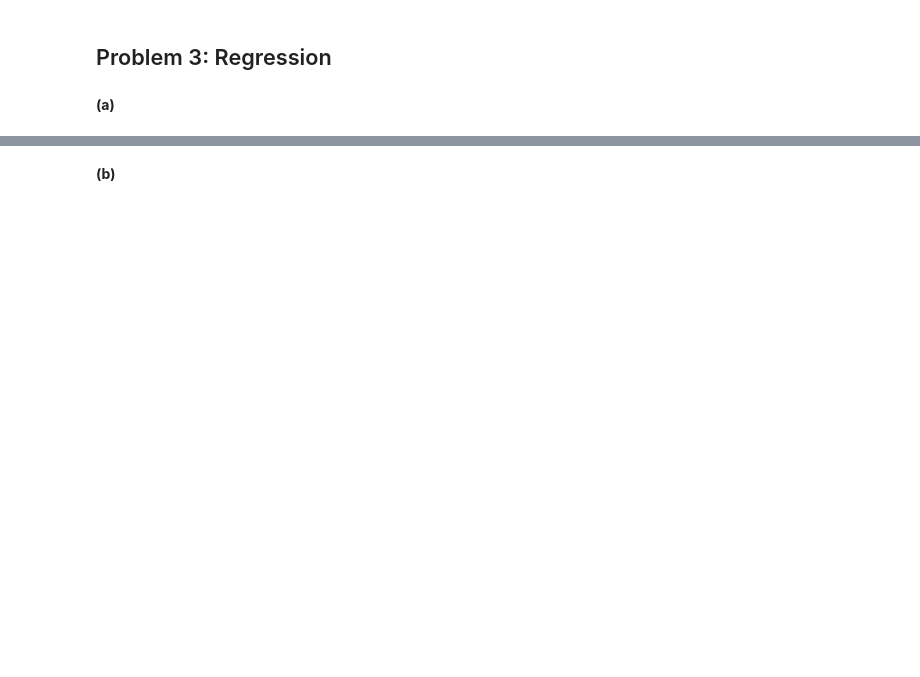
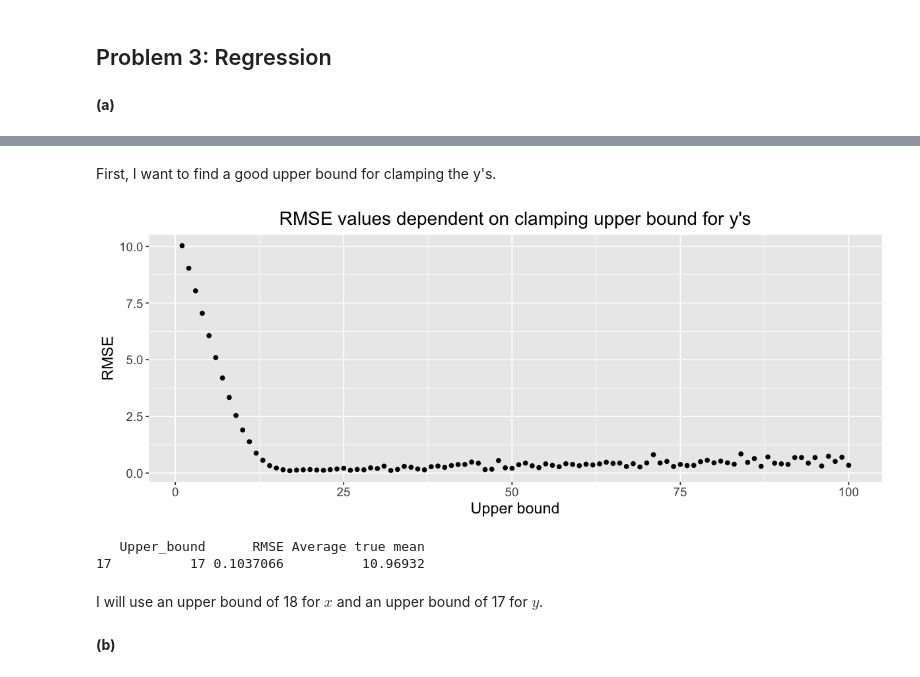
Before and after one commit to bhavenp/cs208, a Jupyter notebook: homework/HW2/HW2_Bhaven_Patel.ipynb, the cells around one changed output, grey strips where cells are left out. Cells and saved outputs as stored; diff of their text form; code cells hidden in the pictures; blank space fills up the shorter version.

```diff
--- a/homework/HW2/HW2_Bhaven_Patel.ipynb
+++ b/homework/HW2/HW2_Bhaven_Patel.ipynb
@@ -156,2 +192,56 @@ We
+# %% [markdown]
+First, I want to find a good upper bound for clamping the y's.
+# %%
+#set the seed
+set.seed(24);
+
+n = 200;
+num_sims = 10; #number of simulations to run for each upper bound
+alpha = beta = sigma = epsilon = 1;
+
+b_vals = seq(from = 1, to=100); #create sequence of upper bounds
+
+datasets <- matrix(NA, nrow=n, ncol=num_sims);
+#generate 'num_sims' different datasets from Poisson distribution
+for(i in 1:num_sims){
+    x_data = sample_poisson(num_draws = n);
+    datasets[,i] = alpha*x_data + beta + rnorm(n=n, mean=0, sd=sigma); #put i-th dataset in column i
+}
+dataset_means = colMeans(datasets); #calculate mean for each dataset
+
+#create matrix to hold upper bound and rmse for mean DP-releases, average mean
+rmse_vals = matrix(NA, nrow=length(b_vals), ncol=3);
+for(b in b_vals){
+    dp_means = c(); #vector to hold DP-released means for each simulation
+    for(i in 1:num_sims){
+        results = meanRelease(datasets[,i], lower = 0, upper = b, epsilon = epsilon); #get mean release
+        dp_means <- c(dp_means, results$release);
+    }
+
+    #calculate RMSE
+    rmse = ( sum( (dp_means - dataset_means)**2 ) / length(dp_means)) ** 0.5;
+    rmse_vals[b,] <- c(b, rmse, mean(dp_means));
+}
+
+#### Plot results ####
+library(ggplot2)
+final_results <- as.data.frame(rmse_vals);
+colnames(final_results) <- c("Upper_bound", "RMSE", "Average true mean");
+f_size = 16;
+fifty = 0.5;
+# Plot average RMSE of reconstruction against noise input
+p_rmse <- ggplot(data = final_results, aes(x=final_results$Upper_bound, y=final_results$RMSE)) + geom_point();
+p_rmse <- p_rmse + labs(title="RMSE values dependent on clamping upper bound for y's", x="Upper bound", y = "RMSE") + theme(plot.title = element_text(hjust=0.5), text = element_text(size=f_size-2));
+options(repr.plot.width=10, repr.plot.height=4); #set plot dimensions
+p_rmse #show plot
+# %% [output]
+[figure, added]
+# %%
+print(final_results[final_results$RMSE == min(final_results$RMSE), ]);
+# %% [output]
+   Upper_bound      RMSE Average true mean
+17          17 0.1037066          10.96932
+# %% [markdown]
+I will use an upper bound of 18 for $x$ and an upper bound of 17 for $y$.
 # %% [markdown]
 **(b)**<br>
```
Also changed, not shown: parts of 6 cells of this notebook, 1 other file.
